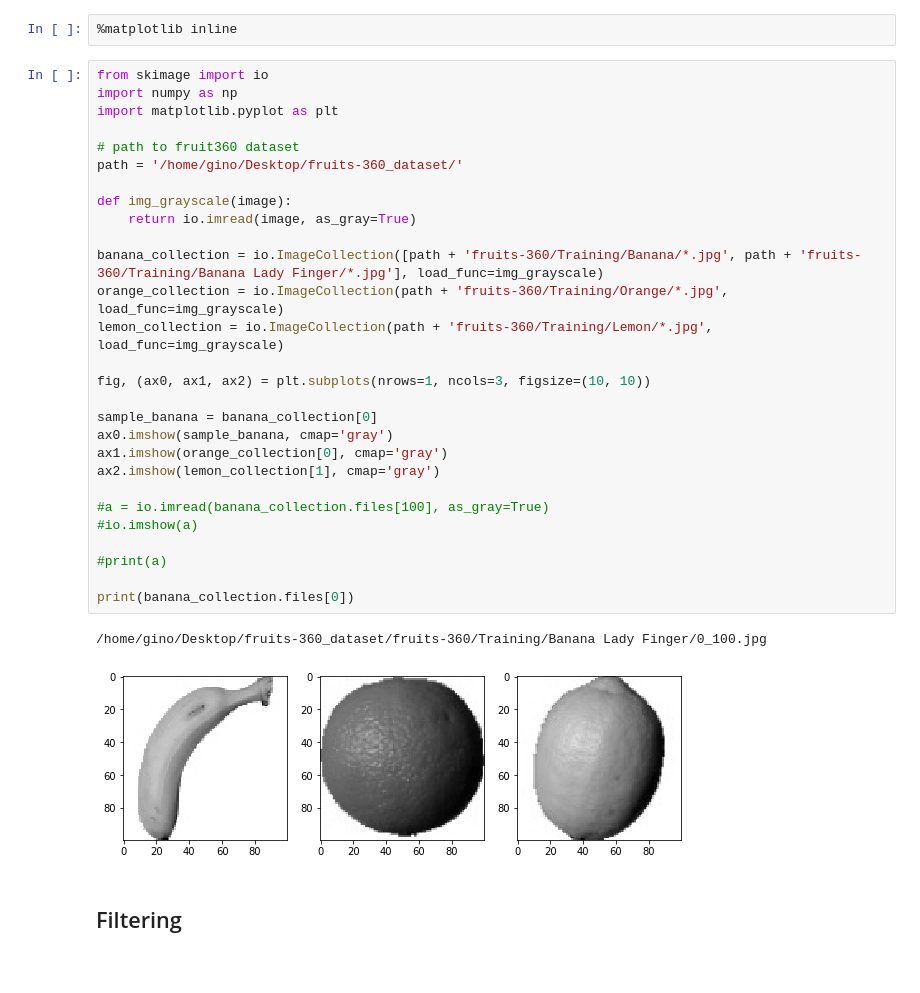
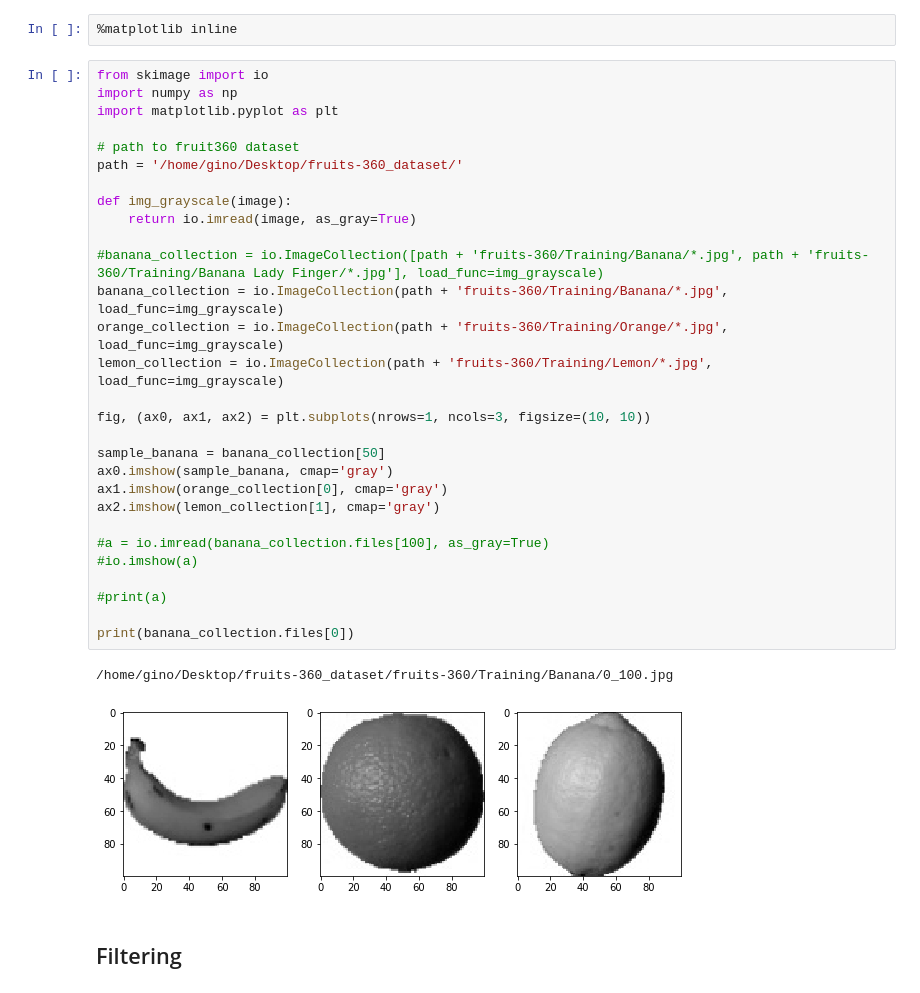
Before and after one commit to GinoAvanzini/fruit-sorter, a Jupyter notebook: src/scikit_image_testbench.ipynb, the cells around one changed output. Cells and saved outputs as stored; diff of their text form.

```diff
--- a/src/scikit_image_testbench.ipynb
+++ b/src/scikit_image_testbench.ipynb
@@ -7,34 +7,35 @@
 # %%
 from skimage import io
 import numpy as np
 import matplotlib.pyplot as plt
 
 # path to fruit360 dataset
 path = '/home/gino/Desktop/fruits-360_dataset/'
 
 def img_grayscale(image):
     return io.imread(image, as_gray=True)
 
-banana_collection = io.ImageCollection([path + 'fruits-360/Training/Banana/*.jpg', path + 'fruits-360/Training/Banana Lady Finger/*.jpg'], load_func=img_grayscale)
+#banana_collection = io.ImageCollection([path + 'fruits-360/Training/Banana/*.jpg', path + 'fruits-360/Training/Banana Lady Finger/*.jpg'], load_func=img_grayscale)
+banana_collection = io.ImageCollection(path + 'fruits-360/Training/Banana/*.jpg', load_func=img_grayscale)
 orange_collection = io.ImageCollection(path + 'fruits-360/Training/Orange/*.jpg', load_func=img_grayscale)
 lemon_collection = io.ImageCollection(path + 'fruits-360/Training/Lemon/*.jpg', load_func=img_grayscale)
 
 fig, (ax0, ax1, ax2) = plt.subplots(nrows=1, ncols=3, figsize=(10, 10))
 
-sample_banana = banana_collection[0]
+sample_banana = banana_collection[50]
 ax0.imshow(sample_banana, cmap='gray')
 ax1.imshow(orange_collection[0], cmap='gray')
 ax2.imshow(lemon_collection[1], cmap='gray')
 
 #a = io.imread(banana_collection.files[100], as_gray=True)
 #io.imshow(a)
 
 #print(a)
 
 print(banana_collection.files[0])
 # %% [output]
-/home/gino/Desktop/fruits-360_dataset/fruits-360/Training/Banana Lady Finger/0_100.jpg
+/home/gino/Desktop/fruits-360_dataset/fruits-360/Training/Banana/0_100.jpg
-[figure, old version]
+[figure, new version]
 # %% [markdown]
 ## Filtering
 # %%
```
Also changed, not shown: parts of 24 cells of this notebook, 1 other file.
